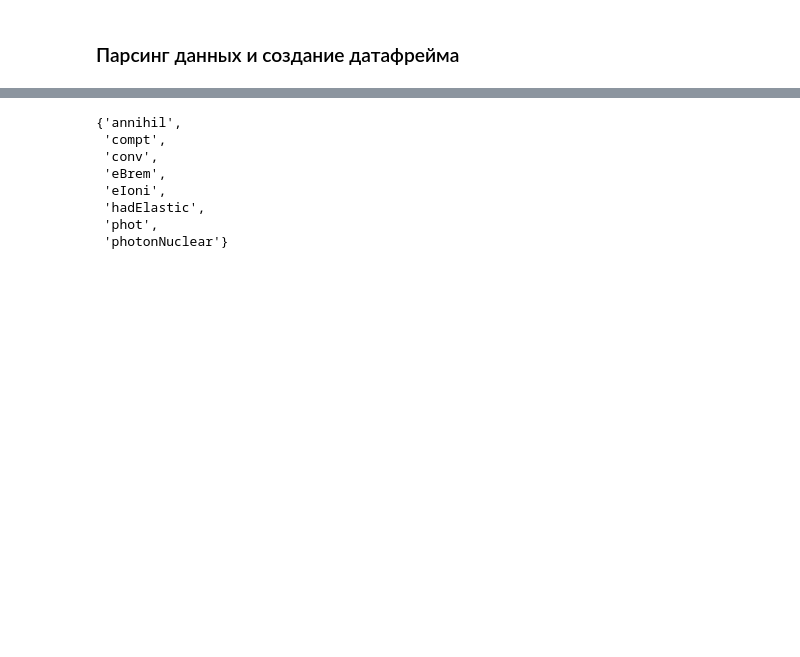
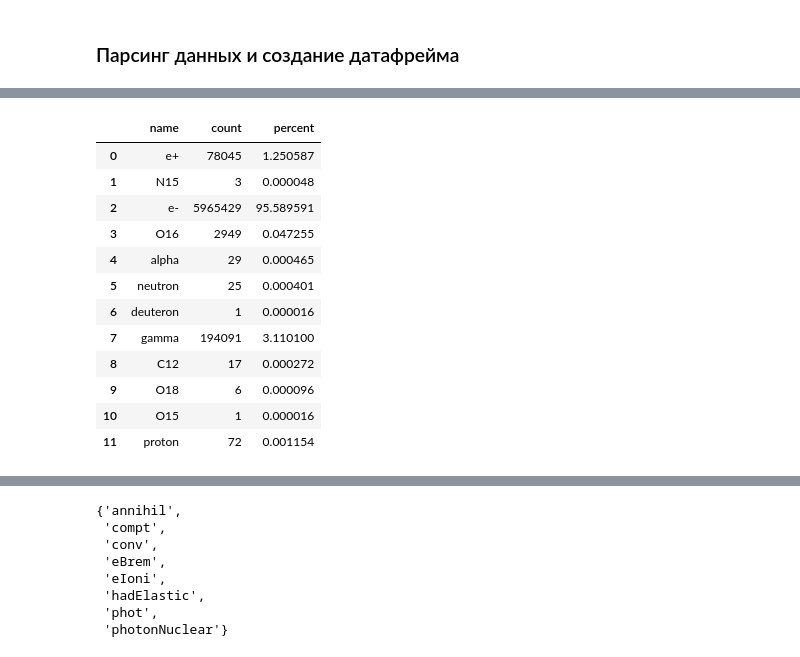
Before and after one commit to annndruha/Distribution-of-secondary-particles-in-tissue-equivalent-materials, a Jupyter notebook: model_cube/ParticlePlotter.ipynb, the cells around one changed output, grey strips where cells are left out. Drawn from its saved outputs; the diff is of its cells as text; code cells hidden in the pictures; blank space fills up the shorter version.

```diff
--- a/model_cube/ParticlePlotter.ipynb
+++ b/model_cube/ParticlePlotter.ipynb
@@ -38,0 +55,22 @@ len(data)
+# %%
+l = len(data)
+res = []
+for name in set(data['particle_name']):
+    count = len(data[data['particle_name'] == name])
+    res.append((name, count, count/l*100))
+
+pd.DataFrame(res, columns=['name', 'count', 'percent'])
+# %% [output]
+|  | name | count | percent |
+| 0 | e+ | 78045 | 1.250587 |
+| 1 | N15 | 3 | 0.000048 |
+| 2 | e- | 5965429 | 95.589591 |
+| 3 | O16 | 2949 | 0.047255 |
+| 4 | alpha | 29 | 0.000465 |
+| 5 | neutron | 25 | 0.000401 |
+| 6 | deuteron | 1 | 0.000016 |
+| 7 | gamma | 194091 | 3.110100 |
+| 8 | C12 | 17 | 0.000272 |
+| 9 | O18 | 6 | 0.000096 |
+| 10 | O15 | 1 | 0.000016 |
+| 11 | proton | 72 | 0.001154 |
```
Also changed, not shown: parts of 7 cells of this notebook, 2 other files.
